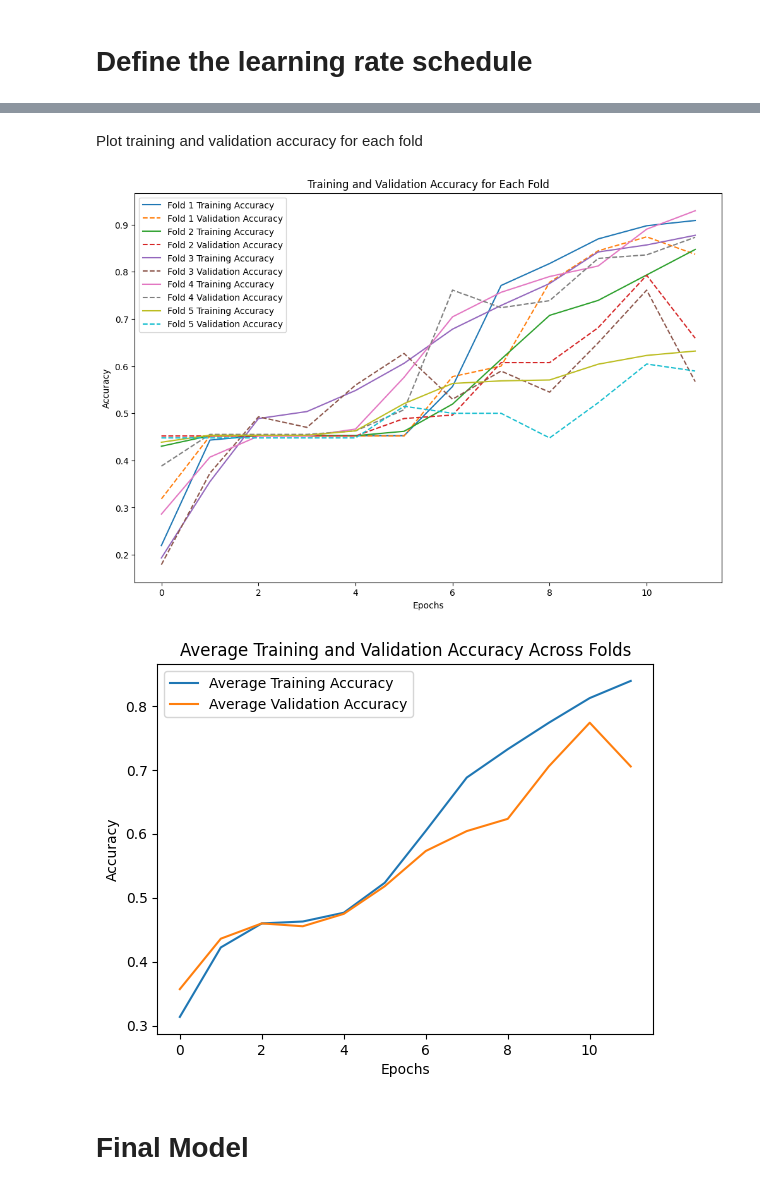
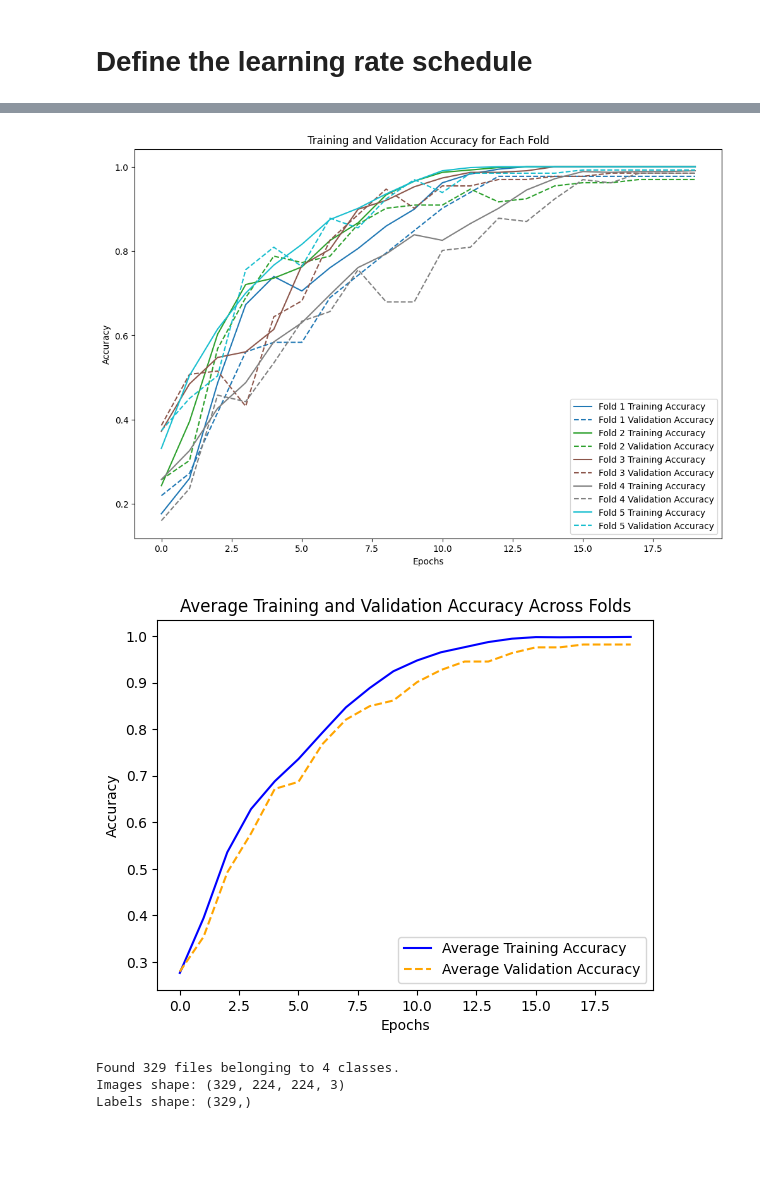
Before and after one commit to arminak6/Control-Quality, a Jupyter notebook: Code/Model/main.ipynb, the cells around one changed output, grey strips where cells are left out. Drawn from its saved outputs; the diff is of its cells as text; code cells hidden in the pictures; blank space fills up the shorter version.

```diff
--- a/Code/Model/main.ipynb
+++ b/Code/Model/main.ipynb
@@ -106,3 +103,6 @@ class WarmUpCosineDecay(schedules.LearningRateSchedule):
             hold=self.hold,
         )
         return ops.where(step > self.total_steps, 0.0, lr)
+# %%
+IMAGE_SIZE = 224
+BATCH_SIZE = 64
@@ -109,6 +138,7 @@ class WarmUpCosineDecay(schedules.LearningRateSchedule):
 # %%
-total_images = 336
-total_steps = (total_images // BATCH_SIZE) * EPOCHS
+BATCH_SIZE = 64
+total_images = 570
+total_steps = (total_images // BATCH_SIZE) * 20
 warmup_steps = int(0.1 * total_steps)
 hold_steps = int(0.45 * total_steps)
 schedule = WarmUpCosineDecay(
@@ -156,17 +150,0 @@ Found 336 files belonging to 4 classes.
-# %%
-# Convert the dataset to a list of (image, label) pairs
-images = []
-labels = []
-for image, label in dataset:
-    images.append(image[0])  # Remove the extra batch dimension here
-    labels.append(label)
-
-# Convert lists to numpy arrays for KFold processing
-images = np.array(images)
-labels = np.array(labels)
-
-# Define the gamma transformation function
-def apply_gamma(image, gamma=1.0):
-    # Apply gamma correction by adjusting pixel values
-    gamma_corrected = tf.image.adjust_gamma(image, gamma=gamma)
-    return gamma_corrected
@@ -226,11 +168,9 @@ for train_index, val_index in kf.split(images, labels):
     train_labels, val_labels = labels[train_index], labels[val_index]
 
     train_dataset = tf.data.Dataset.from_tensor_slices((train_images, train_labels))
-    # train_dataset = train_dataset.map(lambda x, y: (x / 255.0, y))
     train_dataset = train_dataset.batch(BATCH_SIZE).prefetch(AUTOTUNE)
 
     val_dataset = tf.data.Dataset.from_tensor_slices((val_images, val_labels))
-    # val_dataset = val_dataset.map(lambda x, y: (x / 255.0, y))
     val_dataset = val_dataset.batch(BATCH_SIZE).prefetch(AUTOTUNE)
 
 
@@ -247,8 +187,9 @@ for train_index, val_index in kf.split(images, labels):
         metrics=["accuracy"]
     )
 
-
-    history = model.fit(train_dataset, epochs=12, validation_data=val_dataset)
+    class_weights = {0: 1.0, 1: 1.75, 2: 2.55, 3: 2.80}
+    history = model.fit(train_dataset, epochs=20, validation_data=val_dataset , class_weight=class_weights)
+    # history = model.fit(train_dataset, epochs=20, validation_data=val_dataset)
 
 
     train_accuracy_history.append(history.history['accuracy'])
@@ -285,36 +226,60 @@ Fold 5 - Validation Accuracy: 0.5895522832870483
 # %%
 train_accuracy_history = np.array(train_accuracy_history)
 val_accuracy_history = np.array(val_accuracy_history)
-# %% [markdown]
-Plot training and validation accuracy for each fold
 # %%
+# Define a color palette for the folds
+color_palette = plt.cm.tab10(np.linspace(0, 1, NUM_FOLDS))
+
 # Plot training and validation accuracy for each fold
 plt.figure(figsize=(12, 8))
 for i in range(NUM_FOLDS):
-    plt.plot(train_accuracy_history[i], label=f'Fold {i+1} Training Accuracy')
-    plt.plot(val_accuracy_history[i], label=f'Fold {i+1} Validation Accuracy', linestyle='--')
+    plt.plot(train_accuracy_history[i], color=color_palette[i], label=f'Fold {i+1} Training Accuracy')
+    plt.plot(val_accuracy_history[i], color=color_palette[i], linestyle='--', label=f'Fold {i+1} Validation Accuracy')
 
 plt.title('Training and Validation Accuracy for Each Fold')
 plt.xlabel('Epochs')
 plt.ylabel('Accuracy')
 plt.legend(loc='best')
 plt.show()
 
 # Calculate mean accuracy across folds for each epoch
 mean_train_accuracy = np.mean(train_accuracy_history, axis=0)
 mean_val_accuracy = np.mean(val_accuracy_history, axis=0)
 
 # Plot average training and validation accuracy
 plt.figure()
-plt.plot(mean_train_accuracy, label='Average Training Accuracy')
-plt.plot(mean_val_accuracy, label='Average Validation Accuracy')
+plt.plot(mean_train_accuracy, label='Average Training Accuracy', color='blue')
+plt.plot(mean_val_accuracy, label='Average Validation Accuracy', color='orange', linestyle='--')
 plt.title('Average Training and Validation Accuracy Across Folds')
 plt.xlabel('Epochs')
 plt.ylabel('Accuracy')
 plt.legend()
 plt.show()
 # %% [output]
-[figure, old version]
+[figure, new version]
-[figure, old version]
+[figure, new version]
-# %% [markdown]
-# Final Model
+# %%
+dataset = tf.keras.preprocessing.image_dataset_from_directory(
+    "/content/drive/MyDrive/3D/tt/tt",
+    image_size=IMAGE_SIZE,
+    batch_size=1,
+    label_mode='int'
+)
+
+images = []
+labels = []
+for image, label in dataset:
+    images.append(image[0])
+    labels.append(label[0])
+
+
+images = np.array([img.numpy() for img in images])
+labels = np.array([lbl.numpy() for lbl in labels])
+
+# Check the shape to confirm
+print("Images shape:", images.shape)
+print("Labels shape:", labels.shape)
+# %% [output]
+Found 329 files belonging to 4 classes.
+Images shape: (329, 224, 224, 3)
+Labels shape: (329,)
```
Also changed, not shown: parts of 27 cells of this notebook.
